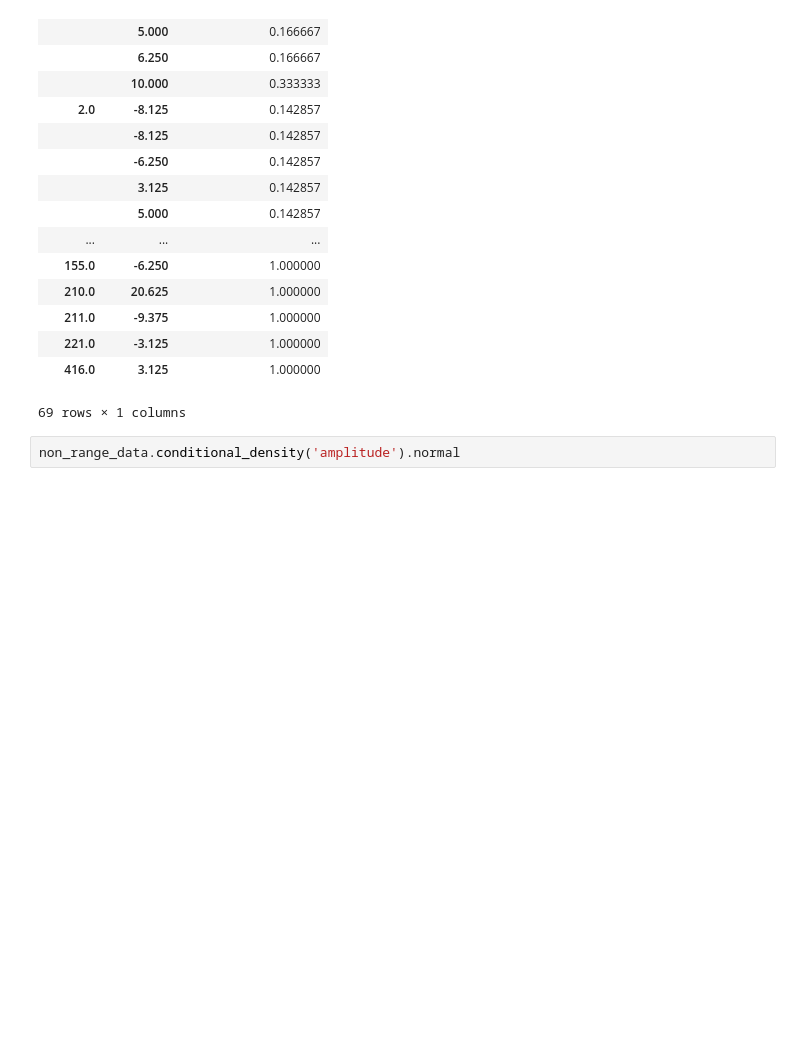
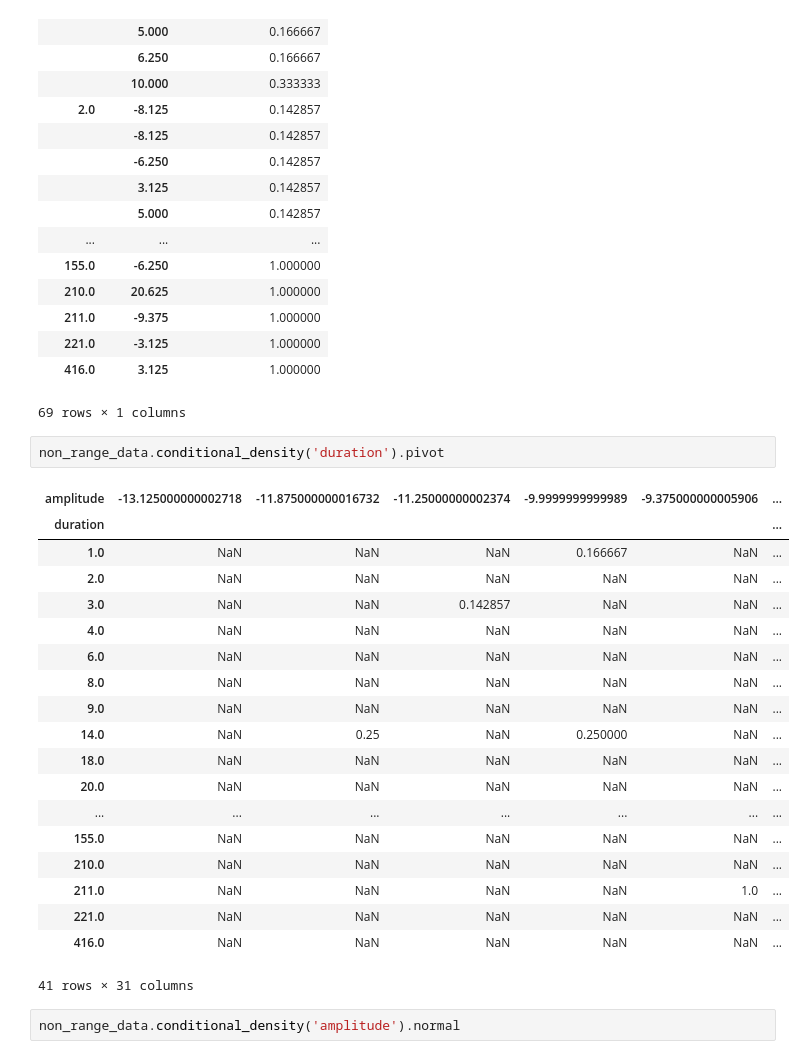
Before and after one commit to birdalugur/cefis2, a Jupyter notebook: Dens.ipynb, the cells around one changed output. Saved outputs shown, nothing was run; the diff lists cells and outputs as text; blank space fills up the shorter version.

```diff
--- a/Dens.ipynb
+++ b/Dens.ipynb
@@ -81,6 +81,28 @@ non_range_data.conditional_density('duration').normal
 | 221.0 | -3.125 | 1.000000 |
 | 416.0 | 3.125 | 1.000000 |
 69 rows × 1 columns
+# %%
+non_range_data.conditional_density('duration').pivot
+# %% [output]
+| amplitude | -13.125000000002718 | -11.875000000016732 | -11.25000000002374 | -9.9999999999989 | -9.375000000005906 | ... |
+| duration |  |  |  |  |  | ... |
+| 1.0 | NaN | NaN | NaN | 0.166667 | NaN | ... |
+| 2.0 | NaN | NaN | NaN | NaN | NaN | ... |
+| 3.0 | NaN | NaN | 0.142857 | NaN | NaN | ... |
+| 4.0 | NaN | NaN | NaN | NaN | NaN | ... |
+| 6.0 | NaN | NaN | NaN | NaN | NaN | ... |
+| 8.0 | NaN | NaN | NaN | NaN | NaN | ... |
+| 9.0 | NaN | NaN | NaN | NaN | NaN | ... |
+| 14.0 | NaN | 0.25 | NaN | 0.250000 | NaN | ... |
+| 18.0 | NaN | NaN | NaN | NaN | NaN | ... |
+| 20.0 | NaN | NaN | NaN | NaN | NaN | ... |
+| ... | ... | ... | ... | ... | ... | ... |
+| 155.0 | NaN | NaN | NaN | NaN | NaN | ... |
+| 210.0 | NaN | NaN | NaN | NaN | NaN | ... |
+| 211.0 | NaN | NaN | NaN | NaN | 1.0 | ... |
+| 221.0 | NaN | NaN | NaN | NaN | NaN | ... |
+| 416.0 | NaN | NaN | NaN | NaN | NaN | ... |
+41 rows × 31 columns
 # %%
 non_range_data.conditional_density('amplitude').normal
 # %% [output]
```
